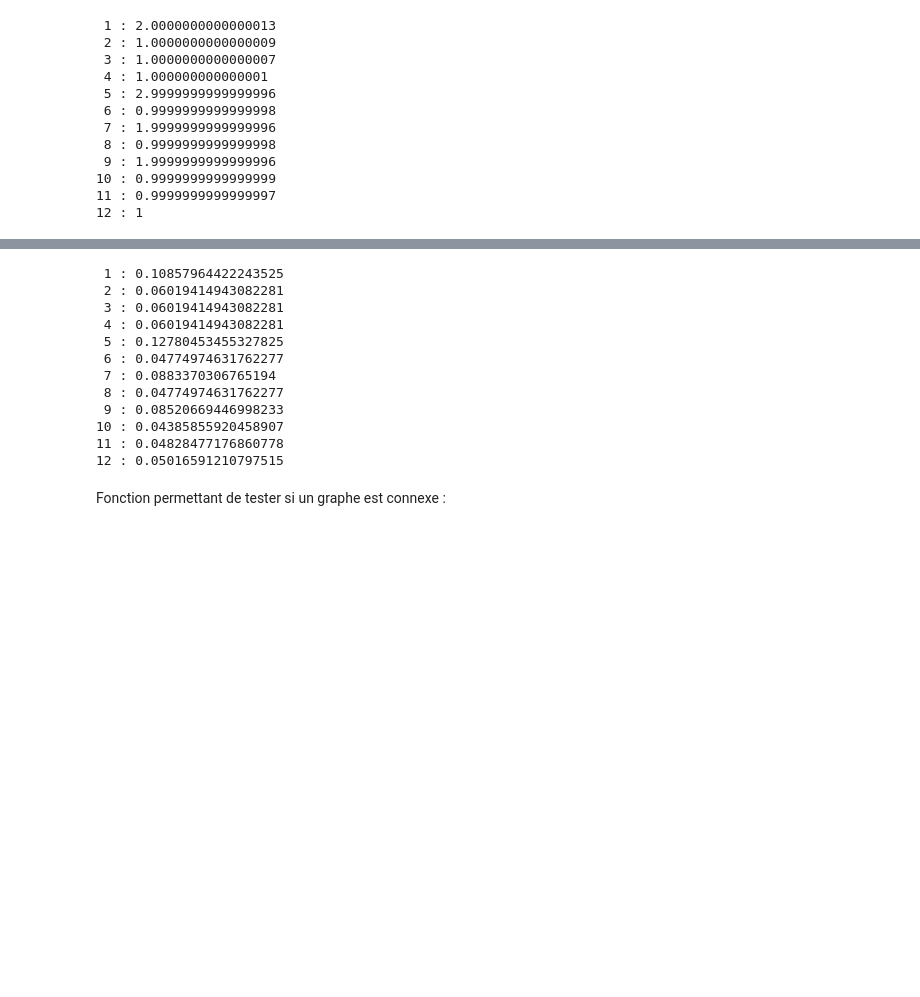
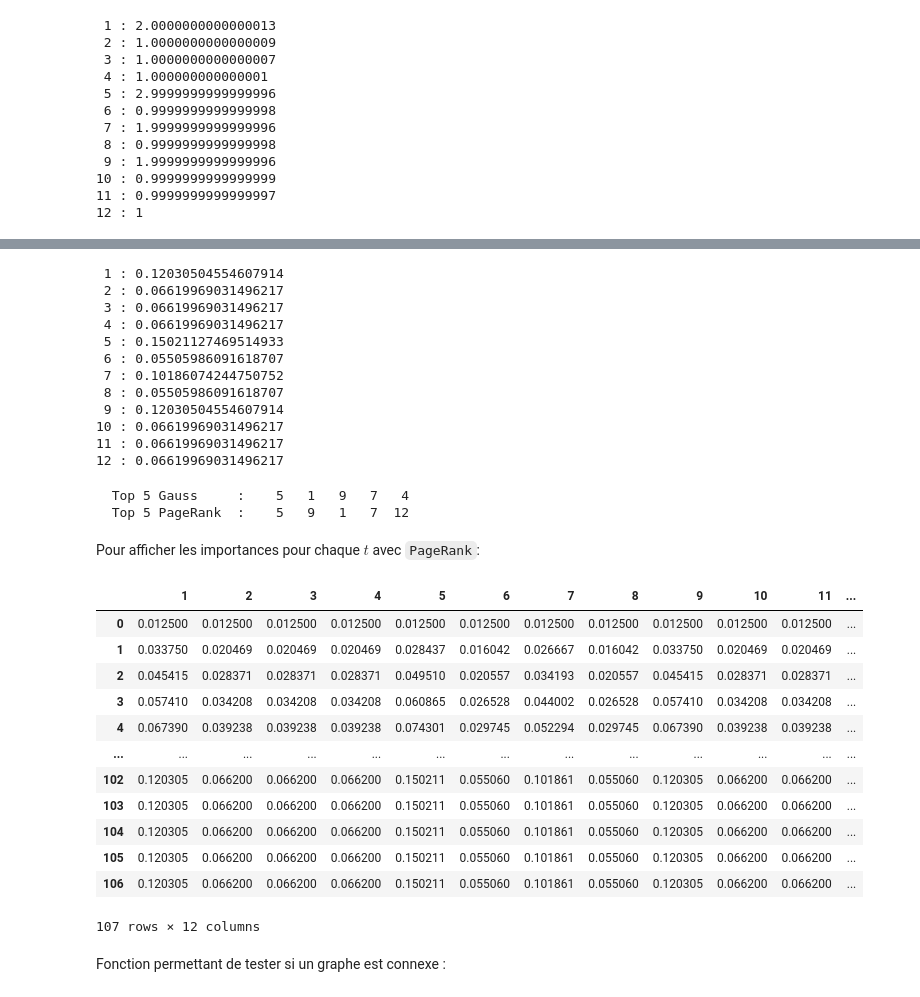
Before and after one commit to Info-TSI-Vieljeux/pourDS, a Jupyter notebook: correcDSweb.ipynb, the cells around one changed output, grey strips where cells are left out. Cells and saved outputs as stored; diff of their text form; code cells hidden in the pictures; blank space fills up the shorter version.

```diff
--- a/correcDSweb.ipynb
+++ b/correcDSweb.ipynb
@@ -620,16 +613,16 @@ mu = PageRank(web)
 # %%
 for i in range(1,13) :
-    print(f'{i:2} : {mu[i-1]}')
+    print(f'{i:2} : {muPage[i-1]}')
 # %% [output]
- 1 : 0.10857964422243525
- 2 : 0.06019414943082281
- 3 : 0.06019414943082281
- 4 : 0.06019414943082281
- 5 : 0.12780453455327825
- 6 : 0.04774974631762277
- 7 : 0.0883370306765194
- 8 : 0.04774974631762277
- 9 : 0.08520669446998233
-10 : 0.04385855920458907
-11 : 0.04828477176860778
-12 : 0.05016591210797515
+ 1 : 0.12030504554607914
+ 2 : 0.06619969031496217
+ 3 : 0.06619969031496217
+ 4 : 0.06619969031496217
+ 5 : 0.15021127469514933
+ 6 : 0.05505986091618707
+ 7 : 0.10186074244750752
+ 8 : 0.05505986091618707
+ 9 : 0.12030504554607914
+10 : 0.06619969031496217
+11 : 0.06619969031496217
+12 : 0.06619969031496217
@@ -636,3 +639,50 @@ for i in range(1,13) :
+# %%
+afficheTop5(muGauss,"Gauss")
+afficheTop5(muPage,"PageRank")
+# %% [output]
+  Top 5 Gauss     :    5   1   9   7   4
+  Top 5 PageRank  :    5   9   1   7  12
+# %% [markdown]
+Pour afficher les importances pour chaque $t$ avec `PageRank`:
+# %%
+def affichePageSequentiel(web) :
+    n = len(web)
+    c = 0.15
+    mu_avant = [c/n for i in range(n)]
+    mu_apres = [0 for i in range(n)]
+    Mat = [mu_avant[:]]
+    test = True
+    while test :
+        for i in range(n) :
+            S = 0
+            for j in web :
+                if i+1 in web[j] :
+                    S += (1-c)/len(web[j])*mu_avant[j-1]
+            mu_apres[i] = c/n + S
+        test = False
+        for i in range(n) :
+            if abs(mu_apres[i]-mu_avant[i])>1e-9 :
+                test = True
+        mu_avant[:] = mu_apres[:]
+        Mat.append(mu_apres[:])
+    Res = pd.DataFrame(Mat,columns=[i for i in range(1,len(web)+1)])
+    return Res
+# %%
+affichePageSequentiel(web)
+# %% [output]
+|  | 1 | 2 | 3 | 4 | 5 | 6 | 7 | 8 | 9 | 10 | 11 | ... |
+| 0 | 0.012500 | 0.012500 | 0.012500 | 0.012500 | 0.012500 | 0.012500 | 0.012500 | 0.012500 | 0.012500 | 0.012500 | 0.012500 | ... |
+| 1 | 0.033750 | 0.020469 | 0.020469 | 0.020469 | 0.028437 | 0.016042 | 0.026667 | 0.016042 | 0.033750 | 0.020469 | 0.020469 | ... |
+| 2 | 0.045415 | 0.028371 | 0.028371 | 0.028371 | 0.049510 | 0.020557 | 0.034193 | 0.020557 | 0.045415 | 0.028371 | 0.028371 | ... |
+| 3 | 0.057410 | 0.034208 | 0.034208 | 0.034208 | 0.060865 | 0.026528 | 0.044002 | 0.026528 | 0.057410 | 0.034208 | 0.034208 | ... |
+| 4 | 0.067390 | 0.039238 | 0.039238 | 0.039238 | 0.074301 | 0.029745 | 0.052294 | 0.029745 | 0.067390 | 0.039238 | 0.039238 | ... |
+| ... | ... | ... | ... | ... | ... | ... | ... | ... | ... | ... | ... | ... |
+| 102 | 0.120305 | 0.066200 | 0.066200 | 0.066200 | 0.150211 | 0.055060 | 0.101861 | 0.055060 | 0.120305 | 0.066200 | 0.066200 | ... |
+| 103 | 0.120305 | 0.066200 | 0.066200 | 0.066200 | 0.150211 | 0.055060 | 0.101861 | 0.055060 | 0.120305 | 0.066200 | 0.066200 | ... |
+| 104 | 0.120305 | 0.066200 | 0.066200 | 0.066200 | 0.150211 | 0.055060 | 0.101861 | 0.055060 | 0.120305 | 0.066200 | 0.066200 | ... |
+| 105 | 0.120305 | 0.066200 | 0.066200 | 0.066200 | 0.150211 | 0.055060 | 0.101861 | 0.055060 | 0.120305 | 0.066200 | 0.066200 | ... |
+| 106 | 0.120305 | 0.066200 | 0.066200 | 0.066200 | 0.150211 | 0.055060 | 0.101861 | 0.055060 | 0.120305 | 0.066200 | 0.066200 | ... |
+107 rows × 12 columns
 # %% [markdown]
 Fonction permettant de tester si un graphe est connexe :
 # %%
```
Also changed, not shown: parts of 16 cells of this notebook.
